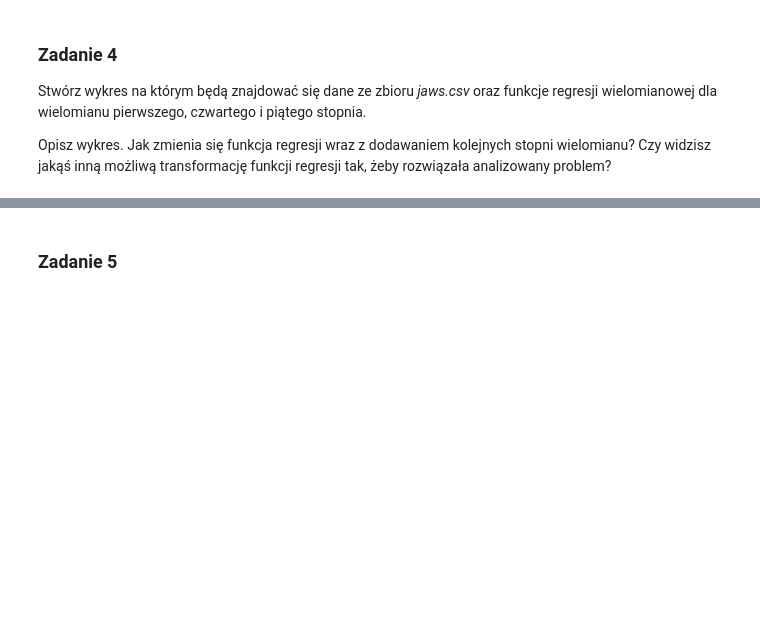
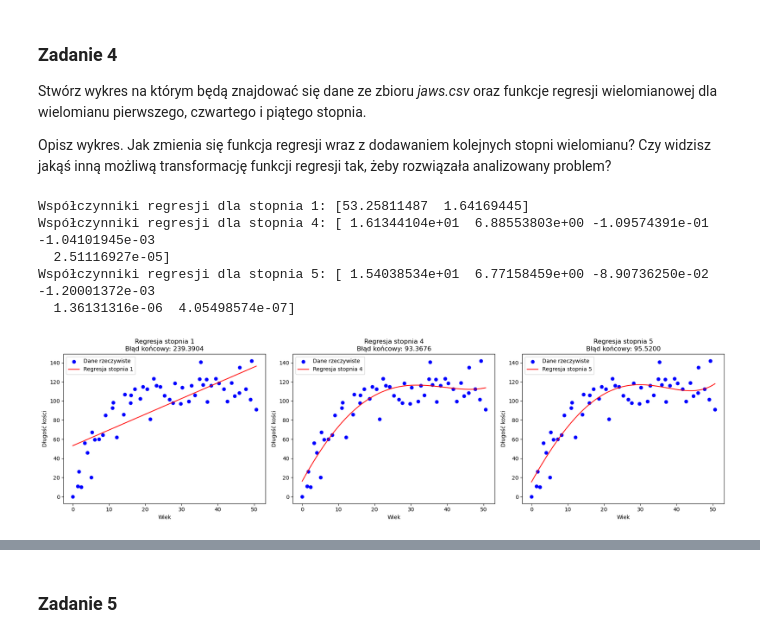
Before and after one commit to kamazur2002/pk_machine_learning, a Jupyter notebook: polynomial_regression/160803_Kamila_Zur_Polynomial_regression.ipynb, the cells around one changed output, grey strips where cells are left out. Drawn from its saved outputs; the diff is of its cells as text; code cells hidden in the pictures; blank space fills up the shorter version.

```diff
--- a/polynomial_regression/160803_Kamila_Zur_Polynomial_regression.ipynb
+++ b/polynomial_regression/160803_Kamila_Zur_Polynomial_regression.ipynb
@@ -46,8 +46,9 @@ out: [] - lista o długości n z kolejnymi potęgami wejściowej cechy x
 '''
 def transform_to_polynomial_feature(x: np.ndarray, n: int) -> np.ndarray:
     out = []
-    # YOUR CODE HERE
-    return out
+    for i in range(1, n + 1):
+        out.append(x ** i)
+    return np.column_stack(out)
 # %% [markdown]
 ### Zadanie 2
 
@@ -65,0 +145,6 @@ Porównaj czasy działania algorytmu dla danych przed i po normalizacji
+# %%
+import pandas as pd
+
+data = pd.read_csv('jaws.csv')
+
+data.head()
@@ -65,0 +158,3 @@ Porównaj czasy działania algorytmu dla danych przed i po normalizacji
+# %%
+X = data['age'].values
+y = data['bone'].values
@@ -73,0 +186,40 @@ Opisz wykres. Jak zmienia się funkcja regresji wraz z dodawaniem kolejnych stop
+# %%
+import matplotlib.pyplot as plt
+
+n_polynomials = [1, 4, 5]
+fig, axes = plt.subplots(1, 3, figsize=(18, 5))
+
+for idx, n_poly in enumerate(n_polynomials):
+    ax = axes[idx]
+    ax.scatter(X, y, color='blue', label='Dane rzeczywiste')
+
+    betas, error, X_mean, X_std = learn_and_fit(
+        X, y,
+        n_polynomial=n_poly,
+        normalize=True,
+        alpha=0.4,
+        epoch=1000,
+        threshold=0.00000001
+    )
+
+    X_plot = np.linspace(X.min(), X.max(), 200)
+    X_poly_plot = transform_to_polynomial_feature(X_plot, n_poly)
+
+    predictions = calculate_regression_function(X_poly_plot, np.array(betas[-1]))
+
+    ax.plot(X_plot, predictions, color='red', label=f'Regresja stopnia {n_poly}')
+    ax.set_title(f'Regresja stopnia {n_poly}\nBłąd końcowy: {error[-1]:.4f}')
+    ax.set_xlabel('Wiek')
+    ax.set_ylabel('Długość kości')
+    ax.legend()
+    print(f"Współczynniki regresji dla stopnia {n_poly}: {betas[-1]}")
+
+plt.tight_layout()
+plt.show()
+# %% [output]
+Współczynniki regresji dla stopnia 1: [53.25811487  1.64169445]
+Współczynniki regresji dla stopnia 4: [ 1.61344104e+01  6.88553803e+00 -1.09574391e-01 -1.04101945e-03
+  2.51116927e-05]
+Współczynniki regresji dla stopnia 5: [ 1.54038534e+01  6.77158459e+00 -8.90736250e-02 -1.20001372e-03
+  1.36131316e-06  4.05498574e-07]
+[figure, added]
```
Also changed, not shown: parts of 17 cells of this notebook.
